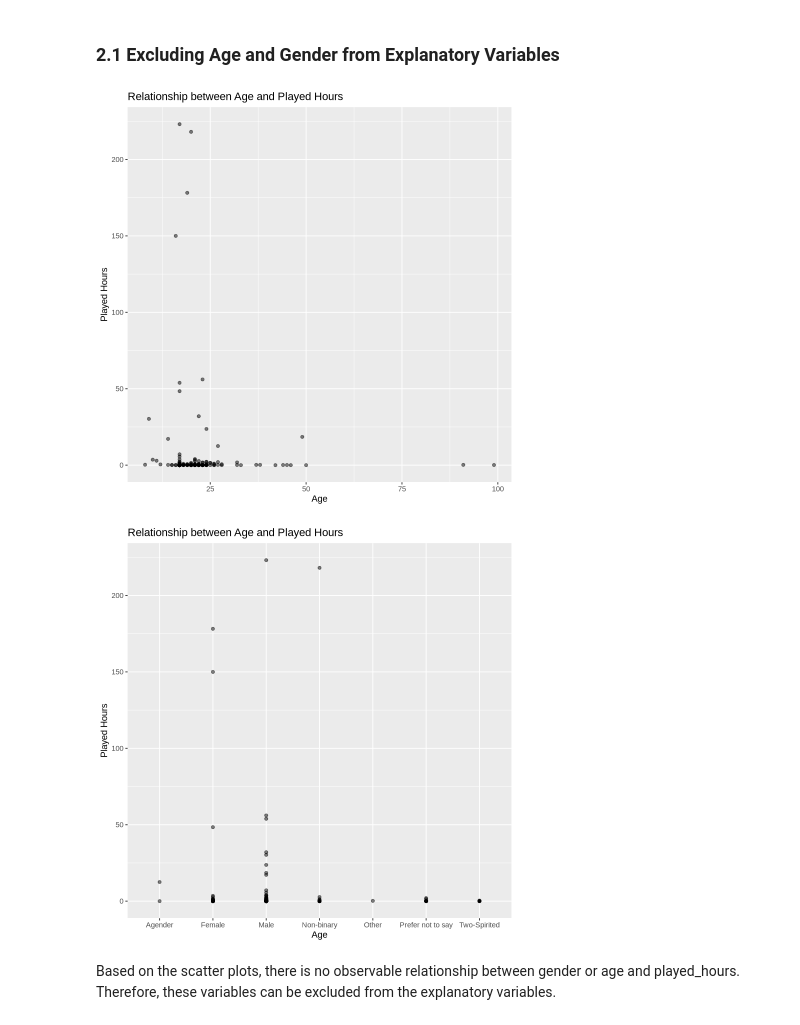
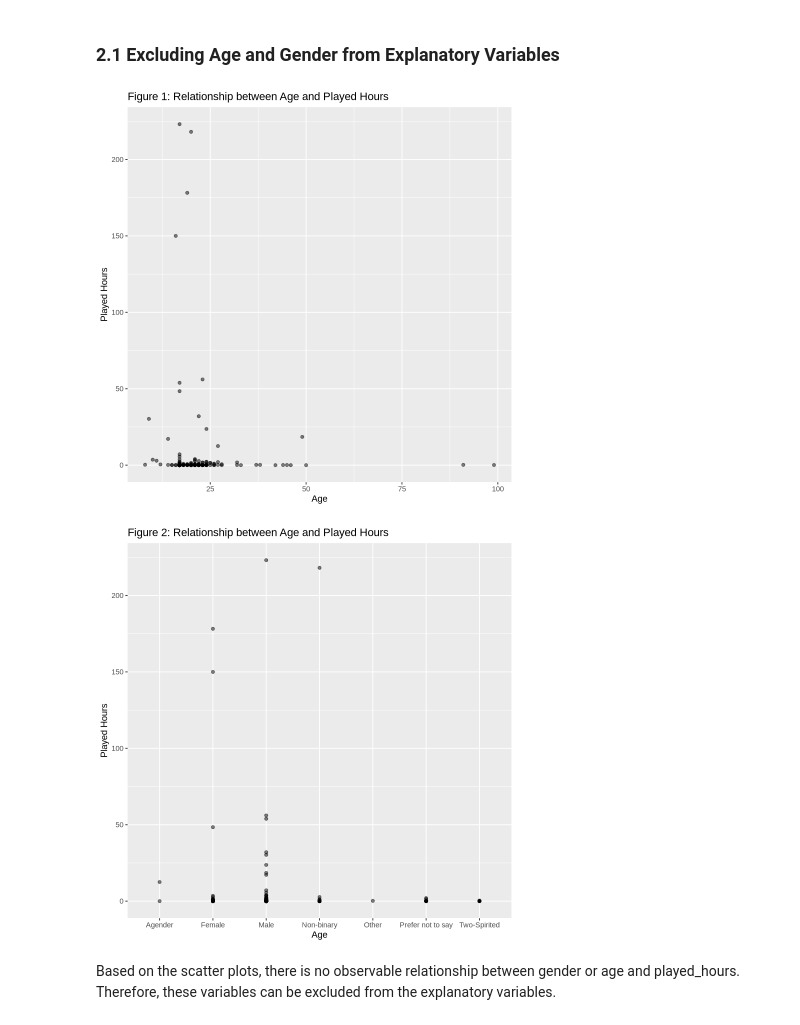
Before and after one commit to izzhou/dsci-100-project-team10, a Jupyter notebook: DSCI100_Project_Team_10.ipynb, the cells around one changed output. Saved outputs shown, nothing was run; the diff lists cells and outputs as text; code cells hidden in the pictures.

Commit message:
Added figure numbers to all visualizations
Figures 1 to 9

```diff
--- a/DSCI100_Project_Team_10.ipynb
+++ b/DSCI100_Project_Team_10.ipynb
@@ -208,25 +208,25 @@ A tibble: 6 × 3
 # %%
 age_plot <- ggplot(players, aes(x = age, y = played_hours)) +
   geom_point(alpha = 0.5) +
   labs(
     x = "Age",
     y = "Played Hours",
-    title = "Relationship between Age and Played Hours"
+    title = "Figure 1: Relationship between Age and Played Hours"
   )
 age_plot
 # %% [output]
-[figure, old version]
+[figure, new version]
 # %%
 gender_plot <- ggplot(players, aes(x = gender, y = played_hours)) +
   geom_point(alpha = 0.5) +
   labs(
     x = "Age",
     y = "Played Hours",
-    title = "Relationship between Age and Played Hours"
+    title = "Figure 2: Relationship between Age and Played Hours"
   )
 gender_plot
 # %% [output]
-[figure, old version]
+[figure, new version]
 # %% [markdown]
 Based on the scatter plots, there is no observable relationship between gender or age and played_hours. Therefore, these variables can be excluded from the explanatory variables.
 # %% [markdown]
```
Also changed, not shown: parts of 8 cells of this notebook.
